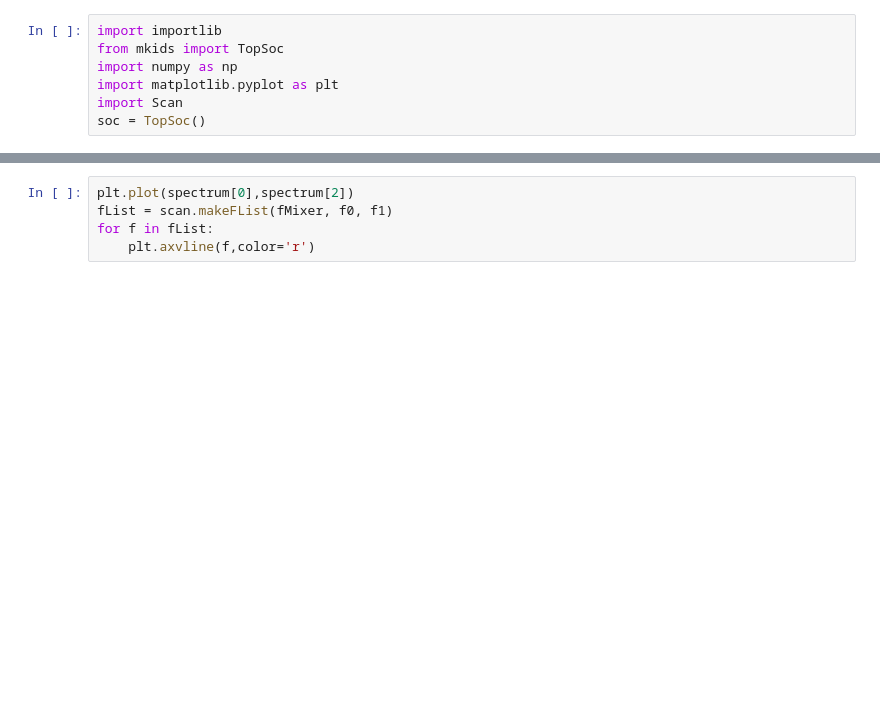
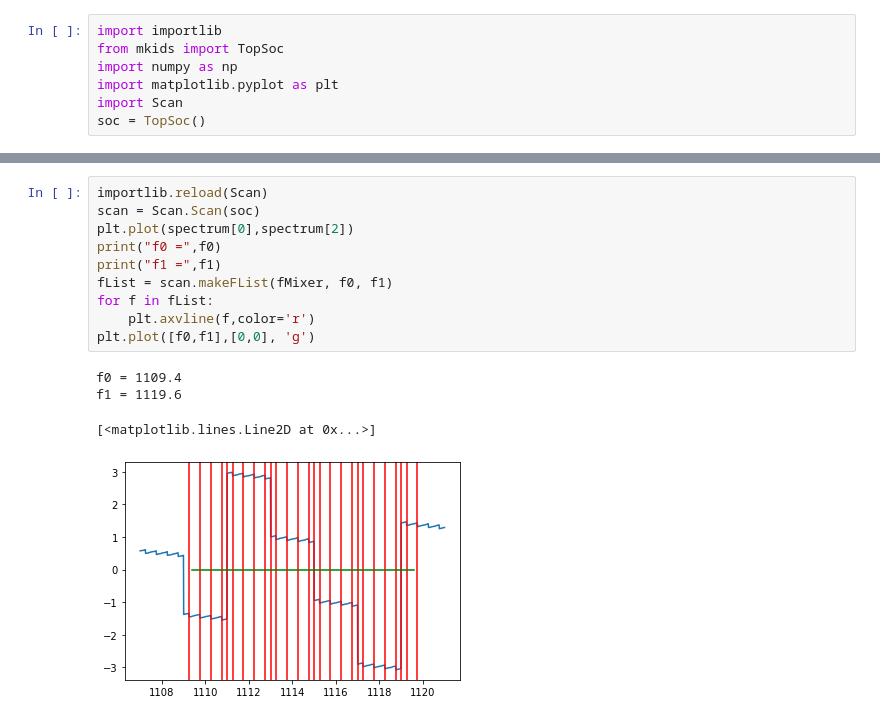
Before and after one commit to openquantumhardware/qick-tools, a Jupyter notebook: mkids/tutorial_08_scan_calibration.ipynb, the cells around one changed output, grey strips where cells are left out. Drawn from its saved outputs; the diff is of its cells as text; blank space fills up the shorter version.

```diff
--- a/mkids/tutorial_08_scan_calibration.ipynb
+++ b/mkids/tutorial_08_scan_calibration.ipynb
@@ -34,5 +62,15 @@ spectrum = Scan.fscanToSpectrum(calibration)
 # %%
+importlib.reload(Scan)
+scan = Scan.Scan(soc)
 plt.plot(spectrum[0],spectrum[2])
+print("f0 =",f0)
+print("f1 =",f1)
 fList = scan.makeFList(fMixer, f0, f1)
 for f in fList:
     plt.axvline(f,color='r')
+plt.plot([f0,f1],[0,0], 'g')
+# %% [output]
+f0 = 1109.4
+f1 = 1119.6
+[<matplotlib.lines.Line2D at 0x...>]
+[figure, added]
```
Also changed, not shown: parts of 16 cells of this notebook, 7 other files.
